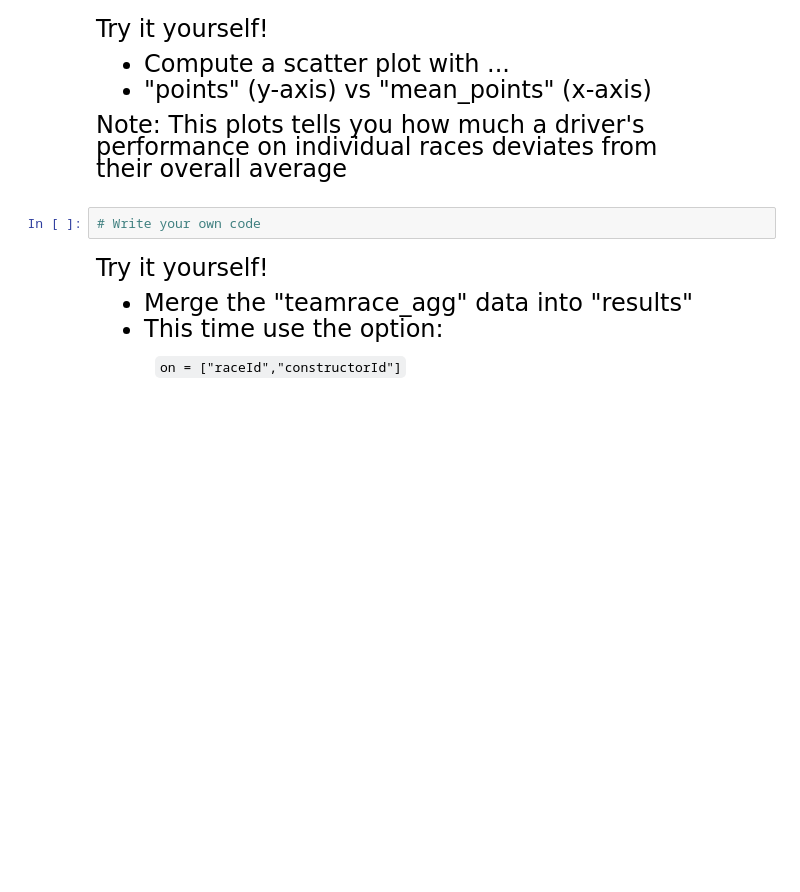
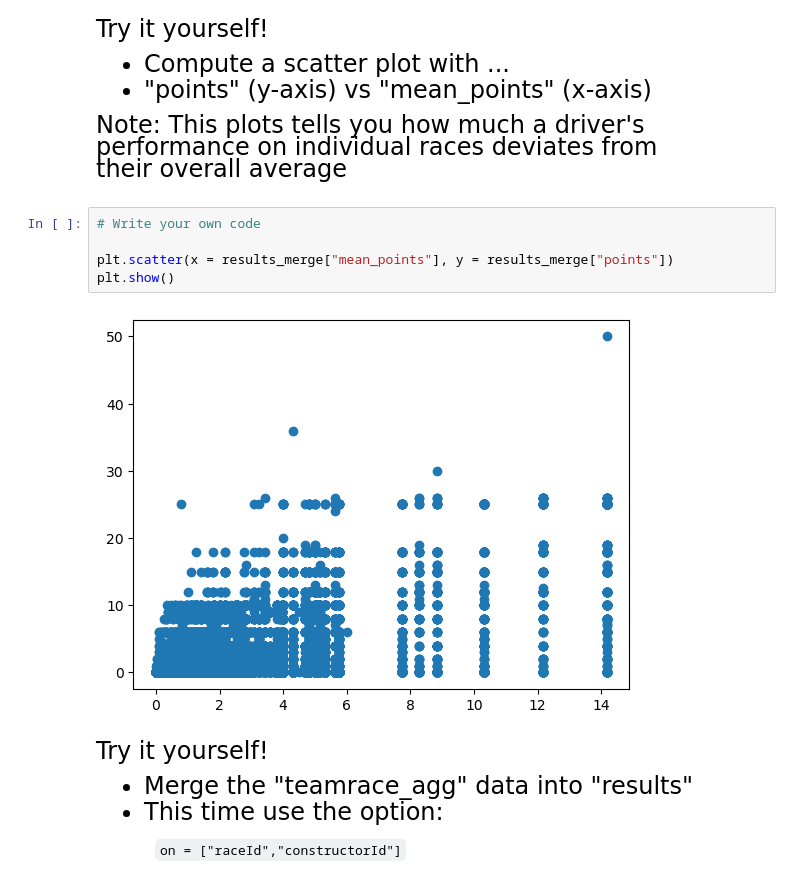
Before and after one commit to Yeahcola/datasci530fall2026, a Jupyter notebook: Lecture 03/lecture_3b - Descriptive Statistics.ipynb, the cells around one changed output. Cells and saved outputs as stored; diff of their text form; blank space fills up the shorter version.

```diff
--- a/Lecture 03/lecture_3b - Descriptive Statistics.ipynb
+++ b/Lecture 03/lecture_3b - Descriptive Statistics.ipynb
@@ -439,6 +459,11 @@ performance on individual races deviates from <br>
 their overall average
 # %%
 # Write your own code
+
+plt.scatter(x = results_merge["mean_points"], y = results_merge["points"])
+plt.show()
+# %% [output]
+[figure, added]
 # %% [markdown]
 <font size = "5">
 
```
Also changed, not shown: parts of 6 cells of this notebook.
